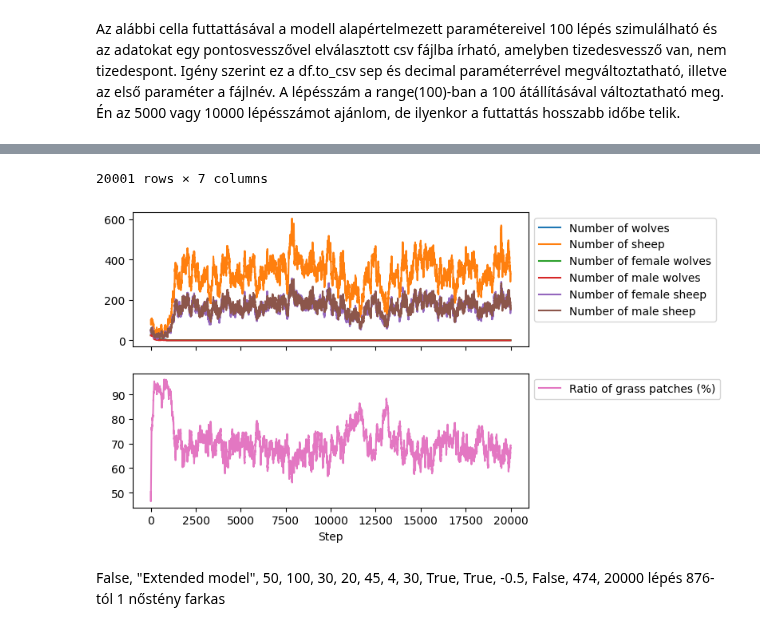
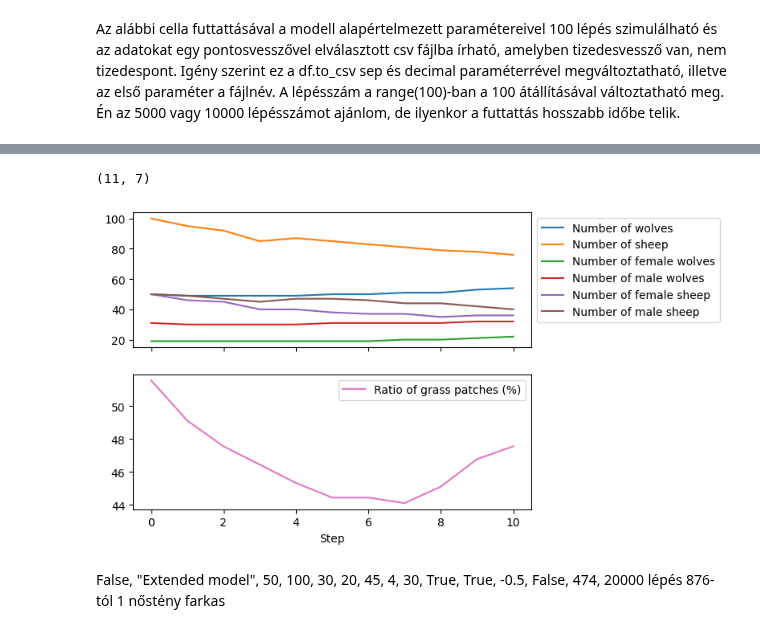
Before and after one commit to kikeprime/wolfsheep, a Jupyter notebook: wolfsheep.ipynb, the cells around one changed output, grey strips where cells are left out. Saved outputs shown, nothing was run; the diff lists cells and outputs as text; code cells hidden in the pictures.

```diff
--- a/wolfsheep.ipynb
+++ b/wolfsheep.ipynb
@@ -99,7 +99,7 @@ from wolfsheep import WolfSheepModel
 
 
 model = WolfSheepModel(30, 30, False, "Extended model", 50, 100, 30, 20, 45, 4, 30, True, True, -0.5, False, 474)
-for i in range(20000):
+for i in range(10):
     model.step()
 df = model.datacollector.get_model_vars_dataframe()
 df.index.name = "Step"
@@ -107,5 +107,5 @@ ax1, ax2 = df.plot(subplots=[tuple(df.columns[:-1])], sharex=True)
 ax1.legend(bbox_to_anchor=(1, 1))
 ax2.legend(bbox_to_anchor=(1, 1))
 df.to_csv("data.csv", sep=";", decimal=",")
-df
+df.to_numpy().shape
 # %% [output]
@@ -125,5 +112,5 @@ df
-20001 rows × 7 columns
+(11, 7)
-[figure, old version]
+[figure, new version]
 # %% [markdown]
 False, "Extended model", 50, 100, 30, 20, 45, 4, 30, True, True, -0.5, False, 474, 20000 lépés 876-tól 1 nőstény farkas
 # %% [markdown]
```
Also changed, not shown: parts of 4 cells of this notebook, 5 other files.
